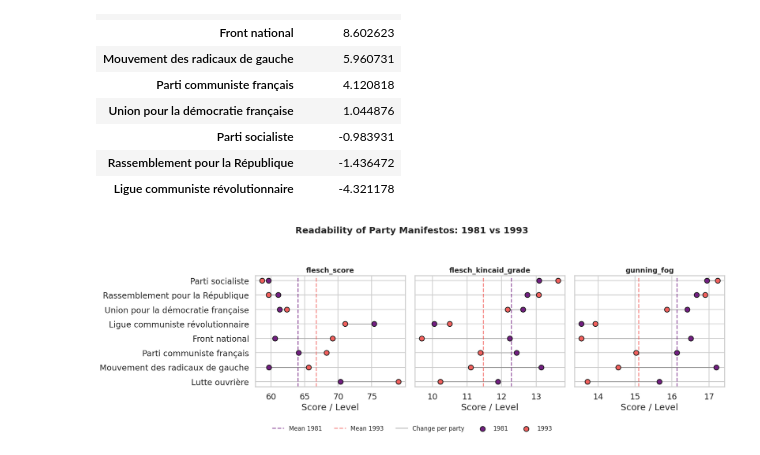
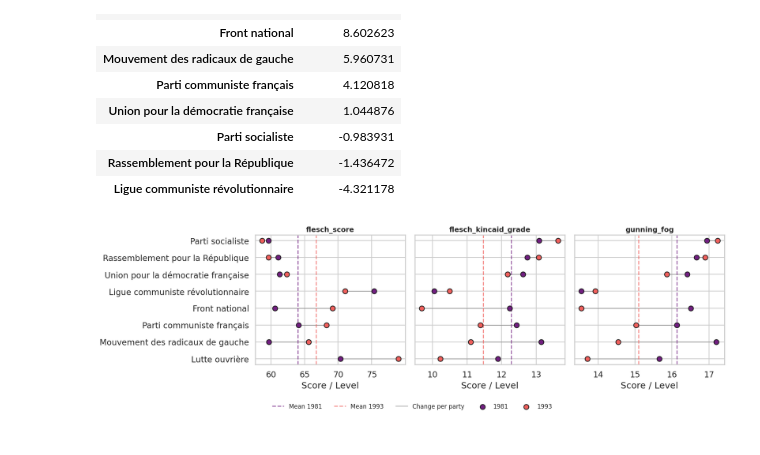
Before and after one commit to Amandine701/NLP_rendus, a Jupyter notebook: score_lisibilité.ipynb, the cells around one changed output. Drawn from its saved outputs; the diff is of its cells as text; code cells hidden in the pictures.

```diff
--- a/score_lisibilité.ipynb
+++ b/score_lisibilité.ipynb
@@ -160,32 +160,32 @@ for ax, metric in zip(axes, metrics_ordered):
         ax.axvline(mean_score, color=palette[year_idx], linestyle='--', alpha=0.7, linewidth=2,
                    label=f"Mean {year}" if ax == axes[0] else None)  # label only on first subplot
 
     # Plot connected points per party
     for i, partie in enumerate(parties_ordered):
         scores = df_metric[df_metric['titulaire-soutien'] == partie].sort_values('Année')['Score'].values
         # Connecting line
         ax.plot(scores, [i, i], color='gray', linewidth=1, zorder=1,
                 label='Change per party' if i==0 and ax==axes[0] else None)
         # Scatter points with correct legend
         for j, score in enumerate(scores):
             ax.scatter(score, i, color=palette[j], s=100, zorder=2, edgecolor='k',
                        label=f"{['1981','1993'][j]}" if i==0 and ax==axes[0] else None)
 
     # Axis settings
     ax.set_yticks(range(len(parties_ordered)))
     ax.set_yticklabels(parties_ordered)
     ax.set_xlabel("Score / Level")
     ax.set_title(metric, fontsize=14, weight='bold')
     ax.invert_yaxis()  # First party on top
 
 # Title
-fig.suptitle("Readability of Party Manifestos: 1981 vs 1993", fontsize=18, weight='bold')
+#fig.suptitle("Readability of Party Manifestos: 1981 vs 1993", fontsize=18, weight='bold')
 fig.tight_layout(rect=[0, 0.07, 1, 0.92])  # leave space at bottom for legend
 
 # Legend
 handles, labels = axes[0].get_legend_handles_labels()
 fig.legend(handles, labels, loc='lower center', ncol=5, fontsize=12, frameon=False)
 
 plt.show()
 # %% [output]
-[figure, old version]
+[figure, new version]
```
Also changed, not shown: 5 other files.
